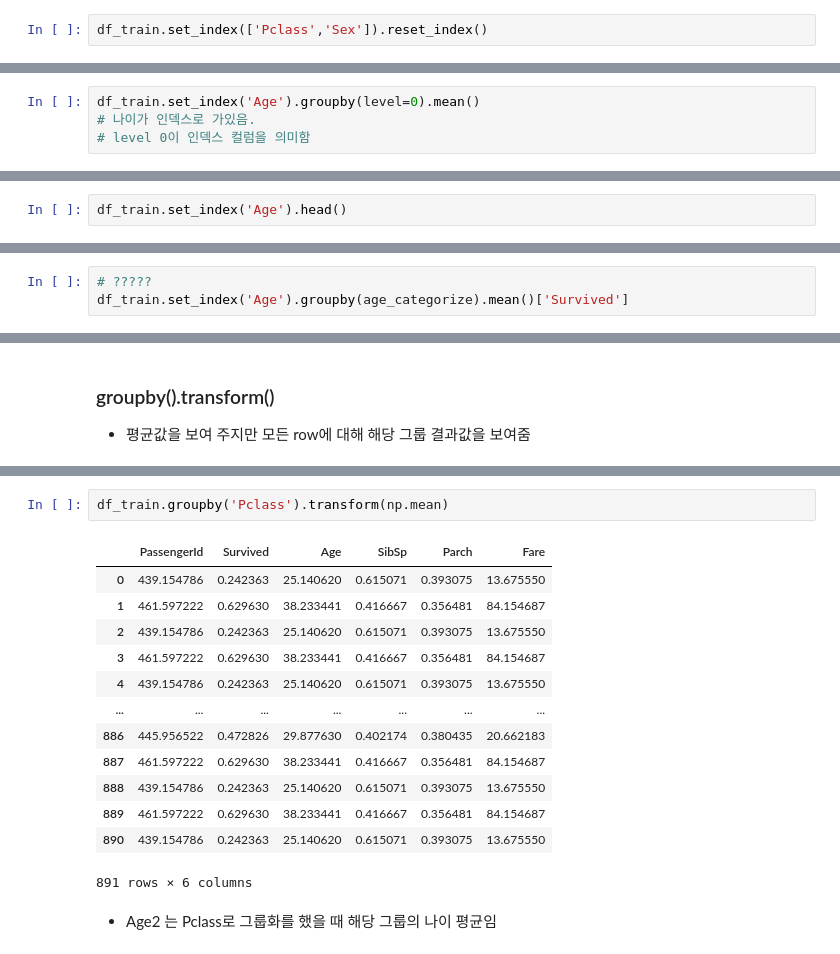
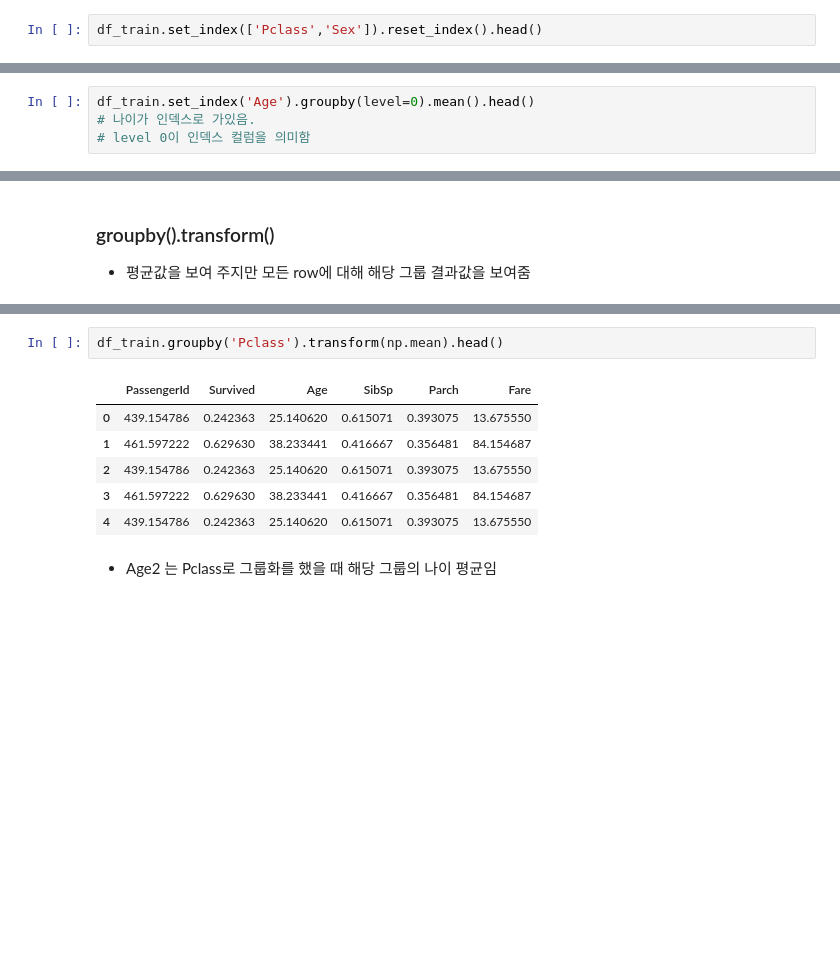
Before and after one commit to SwimmingHwang/practice-python, a Jupyter notebook: python_data_analysis(2)_pandas(3).ipynb, the cells around one changed output, grey strips where cells are left out. Drawn from its saved outputs; the diff is of its cells as text; blank space fills up the shorter version.

```diff
--- a/python_data_analysis(2)_pandas(3).ipynb
+++ b/python_data_analysis(2)_pandas(3).ipynb
@@ -358,4 +462,4 @@ Name: (2.0, female), dtype: float64
 # %%
-df_train.set_index(['Pclass','Sex']).reset_index()
+df_train.set_index(['Pclass','Sex']).reset_index().head()
 # %% [output]
 |  | Pclass | Sex | PassengerId | Survived | Name | Age | SibSp | Parch | Ticket | Fare | ... |
@@ -374,5 +471,5 @@ df_train.set_index(['Pclass','Sex']).reset_index()
 # %%
-df_train.set_index('Age').groupby(level=0).mean()
+df_train.set_index('Age').groupby(level=0).mean().head()
 # 나이가 인덱스로 가있음.
 # level 0이 인덱스 컬럼을 의미함
 # %% [output]
@@ -409,2 +502,0 @@ df_train.set_index('Age').groupby(age_categorize).mean()
-# %%
-df_train.set_index('Age').head()
@@ -419,3 +502,0 @@ df_train.set_index('Age').head()
-# %%
-# ?????
-df_train.set_index('Age').groupby(age_categorize).mean()['Survived']
@@ -491,19 +560,12 @@ df_train.groupby('Pclass').mean()
 # %%
-df_train.groupby('Pclass').transform(np.mean)
+df_train.groupby('Pclass').transform(np.mean).head()
 # %% [output]
 |  | PassengerId | Survived | Age | SibSp | Parch | Fare |
 | 0 | 439.154786 | 0.242363 | 25.140620 | 0.615071 | 0.393075 | 13.675550 |
 | 1 | 461.597222 | 0.629630 | 38.233441 | 0.416667 | 0.356481 | 84.154687 |
 | 2 | 439.154786 | 0.242363 | 25.140620 | 0.615071 | 0.393075 | 13.675550 |
 | 3 | 461.597222 | 0.629630 | 38.233441 | 0.416667 | 0.356481 | 84.154687 |
 | 4 | 439.154786 | 0.242363 | 25.140620 | 0.615071 | 0.393075 | 13.675550 |
-| ... | ... | ... | ... | ... | ... | ... |
-| 886 | 445.956522 | 0.472826 | 29.877630 | 0.402174 | 0.380435 | 20.662183 |
-| 887 | 461.597222 | 0.629630 | 38.233441 | 0.416667 | 0.356481 | 84.154687 |
-| 888 | 439.154786 | 0.242363 | 25.140620 | 0.615071 | 0.393075 | 13.675550 |
-| 889 | 461.597222 | 0.629630 | 38.233441 | 0.416667 | 0.356481 | 84.154687 |
-| 890 | 439.154786 | 0.242363 | 25.140620 | 0.615071 | 0.393075 | 13.675550 |
-891 rows × 6 columns
 # %% [markdown]
 - Age2 는 Pclass로 그룹화를 했을 때 해당 그룹의 나이 평균임
 # %%
```
Also changed, not shown: parts of 63 cells of this notebook.
